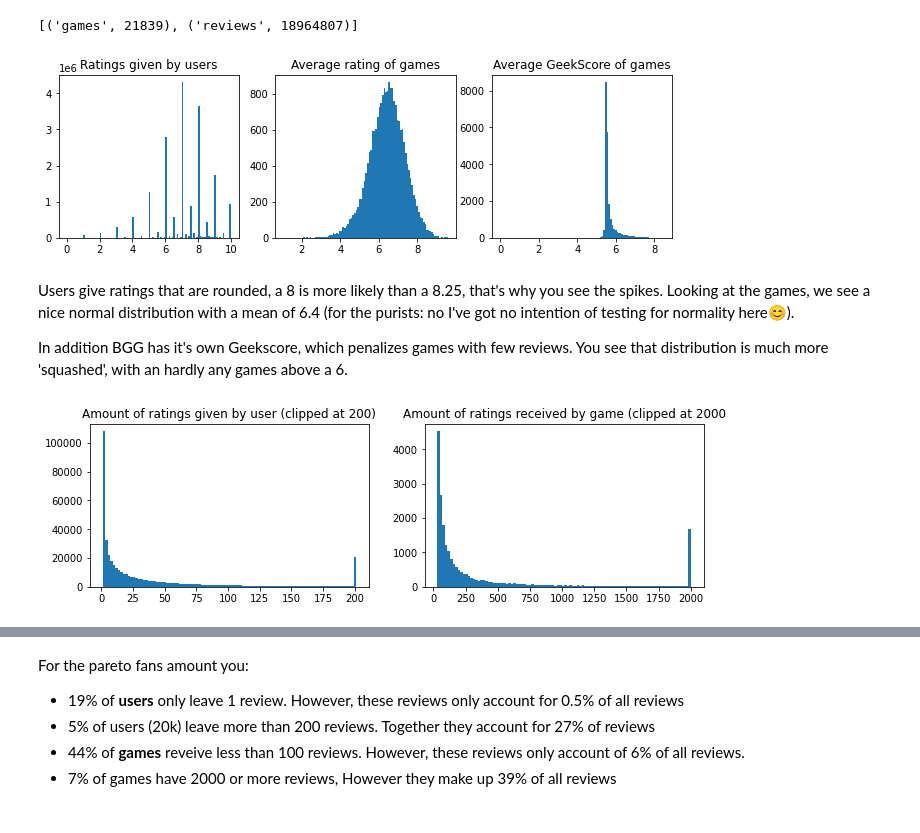
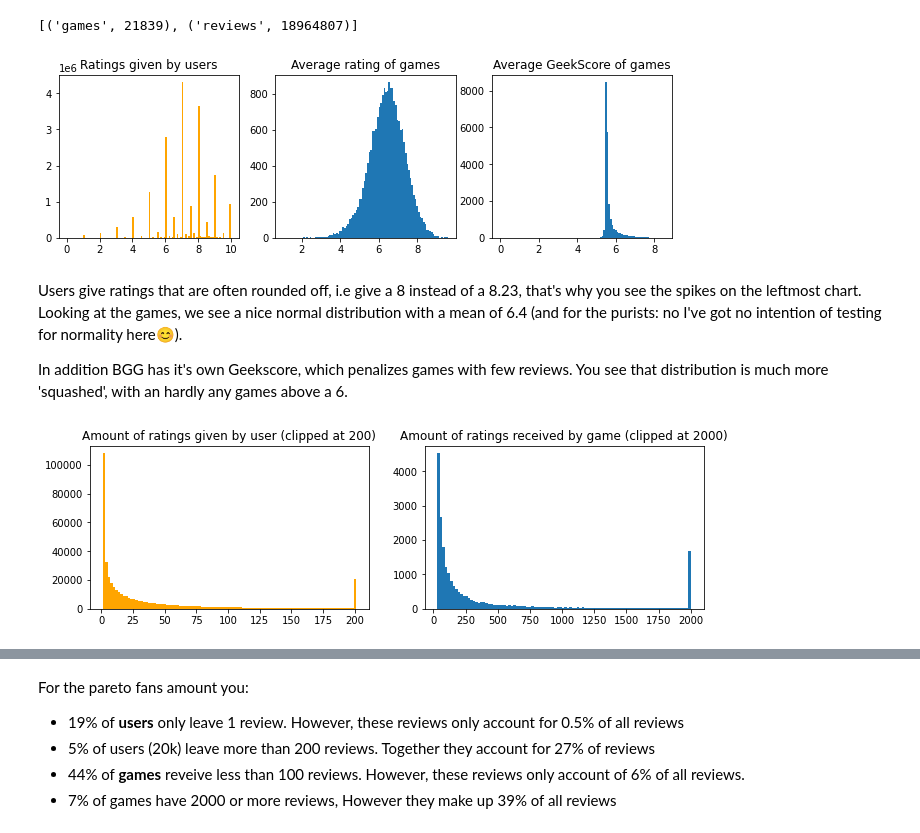
Before and after one commit to jvanelteren/boardgamegeek, a Jupyter notebook: 1Exploratory Data Analysis from housing.ipynb, the cells around one changed output, grey strips where cells are left out. Saved outputs shown, nothing was run; the diff lists cells and outputs as text; code cells hidden in the pictures.

```diff
--- a/1Exploratory Data Analysis from housing.ipynb
+++ b/1Exploratory Data Analysis from housing.ipynb
@@ -101,32 +100,39 @@ y = 'average'
 # %% [output]
 [('games', 21839), ('reviews', 18964807)]
 # %%
-# hide
+# hide_innput
 fig, (ax1, ax2, ax3) = plt.subplots(1,3, figsize=(11,3))
-ax1.hist(db.df("SELECT rating FROM reviews").astype(float), bins=100)
+ax1.hist(db.df("SELECT rating FROM reviews").astype(float), bins=100, color='orange')
 ax1.title.set_text('Ratings given by users')
 ax2.hist(df[y], bins=100)
 ax2.title.set_text('Average rating of games')
 ax3.hist(df['bayesaverage'], bins=100);
 ax3.title.set_text('Average GeekScore of games')
 # %% [output]
-[figure, old version]
+[figure, new version]
 # %% [markdown]
-Users give ratings that are rounded, a 8 is more likely than a 8.25, that's why you see the spikes. Looking at the games, we see a nice normal distribution with a mean of 6.4 (for the purists: no I've got no intention of testing for normality here😊).
+Users give ratings that are often rounded off, i.e give a 8 instead of a 8.23, that's why you see the spikes on the leftmost chart. Looking at the games, we see a nice normal distribution with a mean of 6.4 (and for the purists: no I've got no intention of testing for normality here😊).
 
 In addition BGG has it's own Geekscore, which penalizes games with few reviews. You see that distribution is much more 'squashed', with an hardly any games above a 6.
 # %%
+# hide_innput
 fig, (ax1, ax2) = plt.subplots(1,2, figsize=(11,3))
-users = db.df("SELECT COUNT(*) as count, AVG(rating) as average FROM reviews GROUP BY user").astype(float)
-users['count'].clip(0,201, inplace=True)
-ax1.hist(users['count'], bins=100)
+users = db.df("SELECT user, COUNT(*) as count, AVG(rating) as average FROM reviews GROUP BY user")
+ax1.hist(users['count'].clip(0,201), bins=100, color='orange')
 ax1.title.set_text('Amount of ratings given by user (clipped at 200)')
-games = db.df("SELECT COUNT(*) as count, AVG(rating) as average FROM reviews GROUP BY ID").astype(float)
-games['count'].clip(0,2001, inplace=True)
-ax2.hist(games['count'], bins=100)
-ax2.title.set_text('Amount of ratings received by game (clipped at 2000')
+
+sql = """
+    SELECT g.name, g.ID, COUNT(*) as count, AVG(r.rating) as average
+    FROM reviews r
+    JOIN games g
+    ON g.ID = r.ID
+    GROUP BY r.ID
+"""
+games = db.df(sql)
+ax2.hist(games['count'].clip(0,2001), bins=100)
+ax2.title.set_text('Amount of ratings received by game (clipped at 2000)')
 # %% [output]
-[figure, old version]
+[figure, new version]
 # %%
 # hide
 (len(users.loc[users['count']==1]) / len(users),
```
Also changed, not shown: parts of 79 cells of this notebook, 2 other files.
